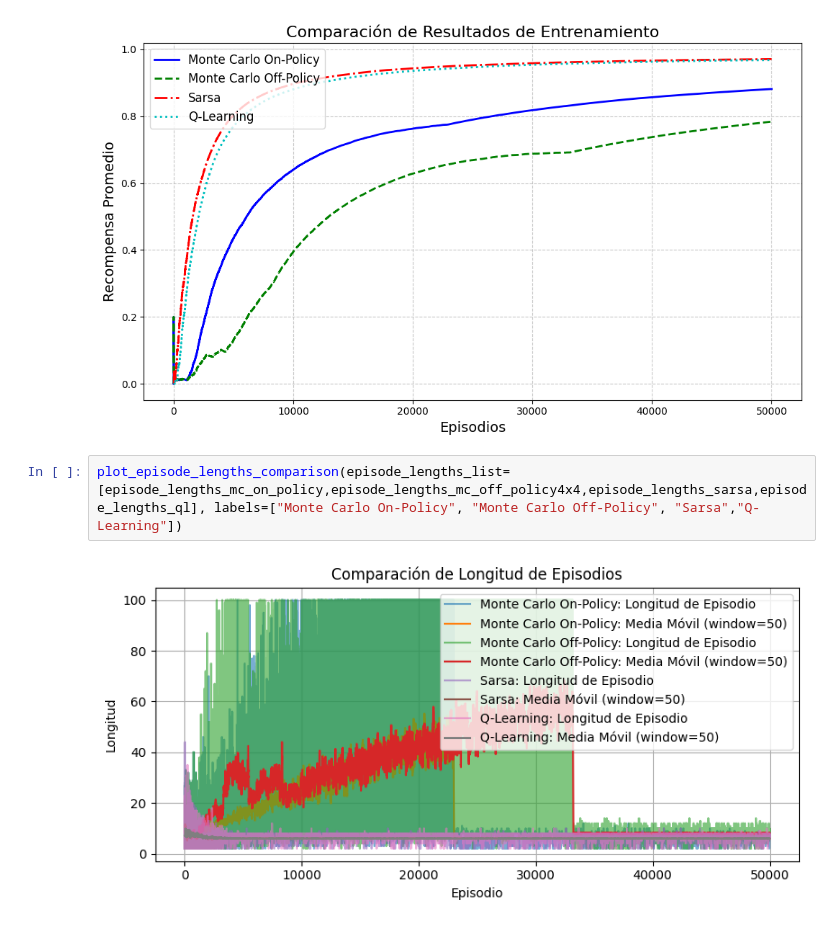
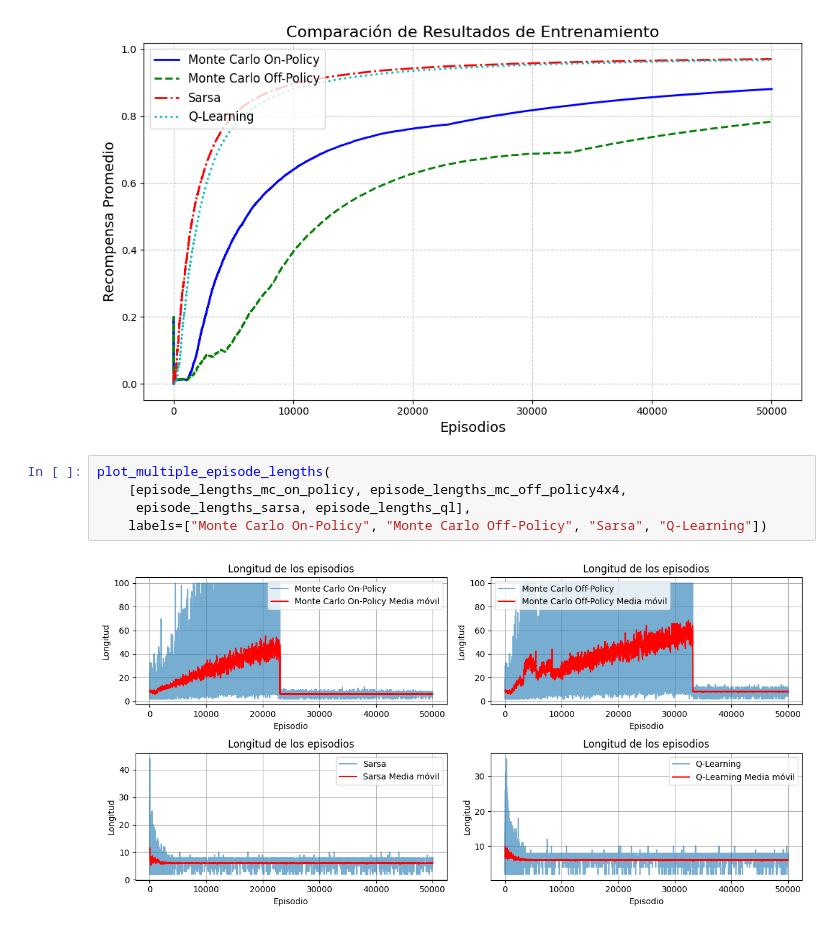
Before and after one commit to GonzaloMA-17/RL_FJLGM, a Jupyter notebook: notebook_tabulares_4x4.ipynb, the cells around one changed output. Cells and saved outputs as stored; diff of their text form.

```diff
--- a/notebook_tabulares_4x4.ipynb
+++ b/notebook_tabulares_4x4.ipynb
@@ -621,6 +621,9 @@ plot_comparison(stats_list=[stats_mc_on_policy,stats_mc_off_policy4x4,stats_sars
 # %% [output]
 [figure]
 # %%
-plot_episode_lengths_comparison(episode_lengths_list=[episode_lengths_mc_on_policy,episode_lengths_mc_off_policy4x4,episode_lengths_sarsa,episode_lengths_ql], labels=["Monte Carlo On-Policy", "Monte Carlo Off-Policy", "Sarsa","Q-Learning"])
+plot_multiple_episode_lengths(
+    [episode_lengths_mc_on_policy, episode_lengths_mc_off_policy4x4,
+     episode_lengths_sarsa, episode_lengths_ql],
+    labels=["Monte Carlo On-Policy", "Monte Carlo Off-Policy", "Sarsa", "Q-Learning"])
 # %% [output]
-[figure, old version]
+[figure, new version]
```
Also changed, not shown: parts of 12 cells of this notebook, 11 other files.
